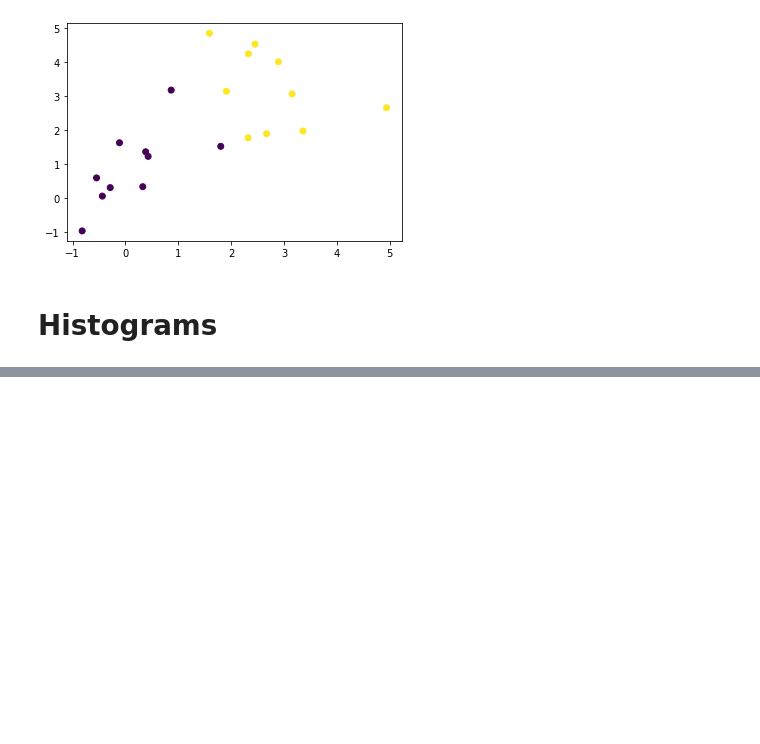
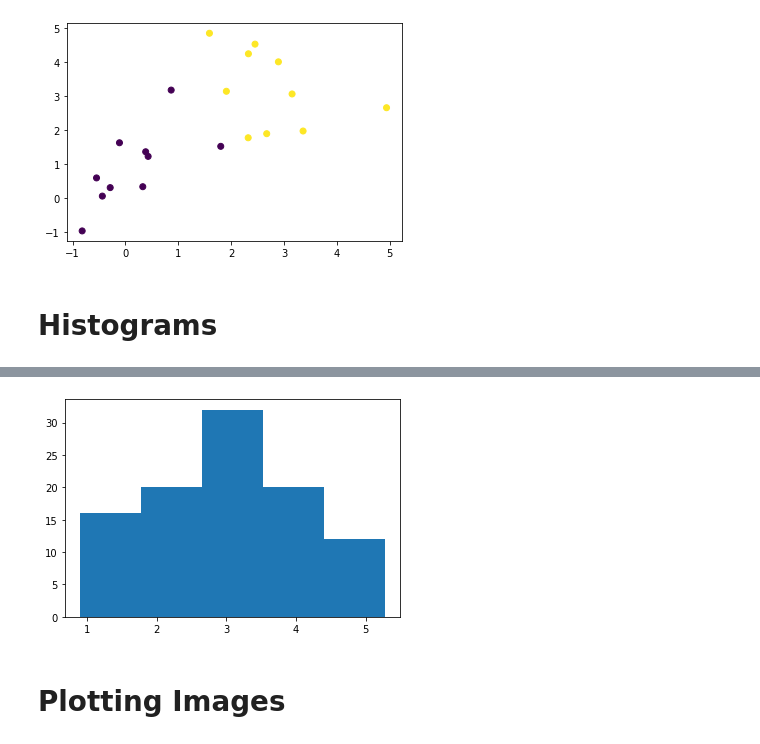
Before and after one commit to redboycode/udemycourses, a Jupyter notebook: lazy_prog_numpy/MatplotLib_Intro.ipynb, the cells around one changed output, grey strips where cells are left out. Drawn from its saved outputs; the diff is of its cells as text; code cells hidden in the pictures; blank space fills up the shorter version.

```diff
--- a/lazy_prog_numpy/MatplotLib_Intro.ipynb
+++ b/lazy_prog_numpy/MatplotLib_Intro.ipynb
@@ -114,0 +146,4 @@ plt.scatter(X[:,0],X[:,1], c=Y) # c is a 1 dim list corresponding to colors
+# %%
+#if you want to sample randn numbers around a diff number like 3
+randnz = np.random.randn(100) +3
+randnz
@@ -114,0 +171,6 @@ plt.scatter(X[:,0],X[:,1], c=Y) # c is a 1 dim list corresponding to colors
+# %%
+plt.hist(randnz, bins=5);# centered around 3
+# %% [output]
+[figure, added]
+# %% [markdown]
+# Plotting Images
```
Also changed, not shown: parts of 7 cells of this notebook.
